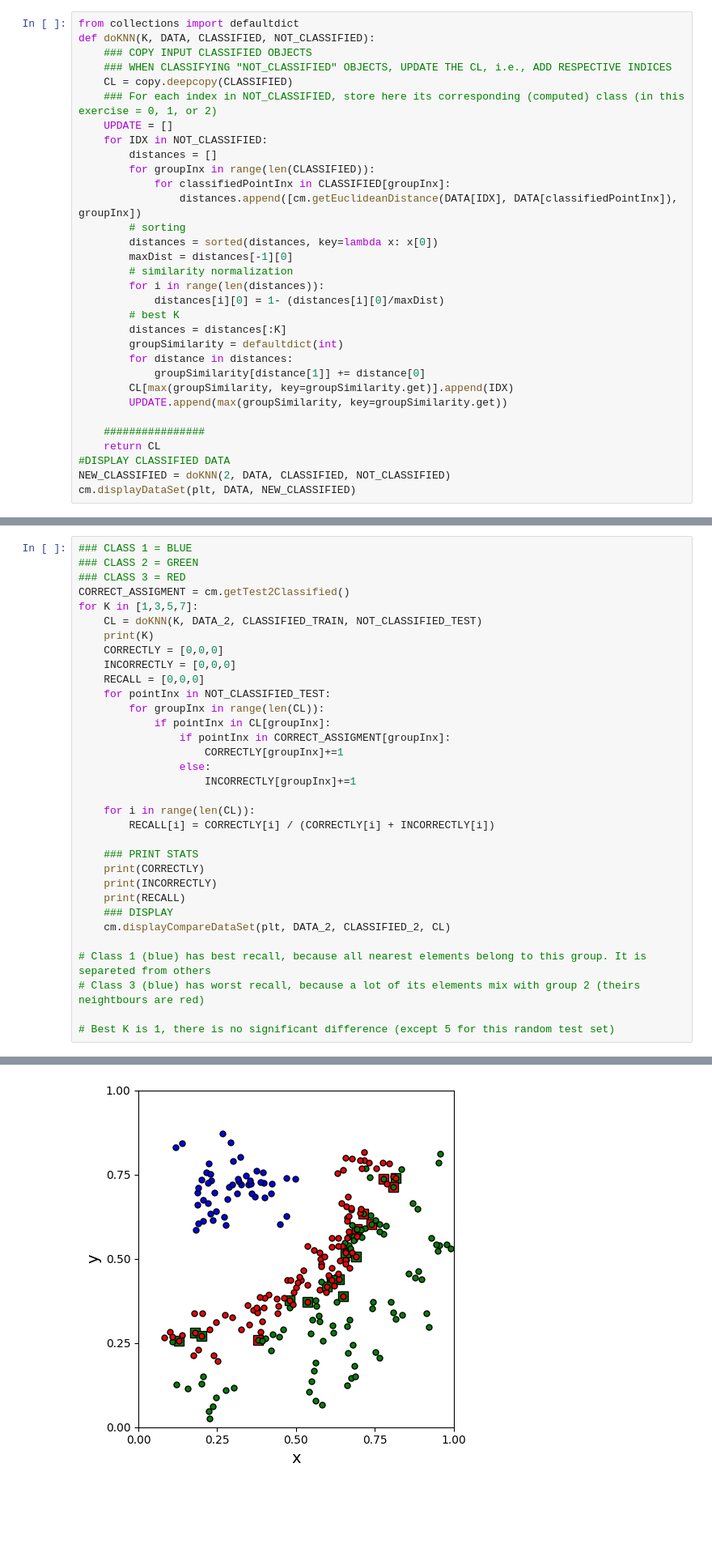
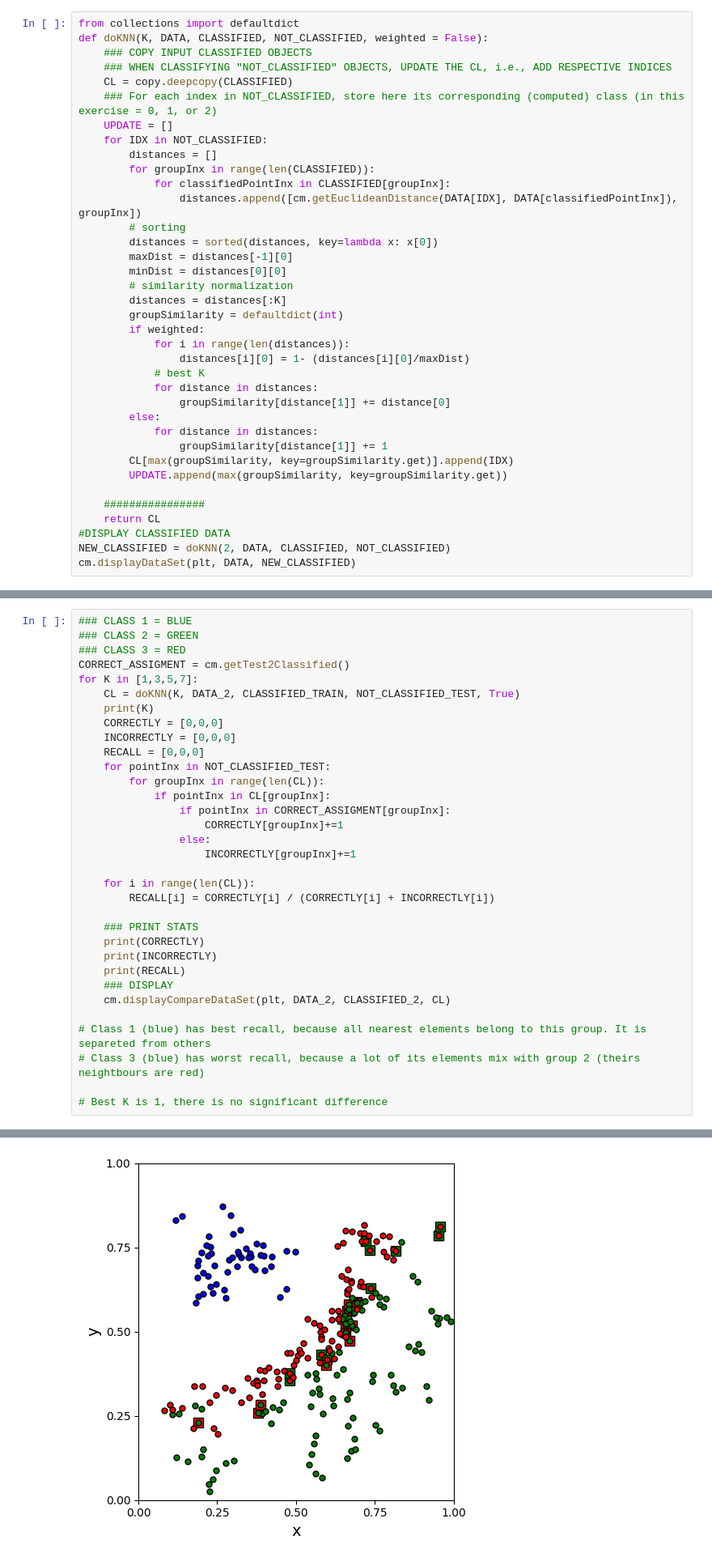
Before and after one commit to piotr-may-put/intro-ai-labs-sem1, a Jupyter notebook: zad2/lab2.ipynb, the cells around one changed output, grey strips where cells are left out. Shown at 81% size. Saved outputs shown, nothing was run; the diff lists cells and outputs as text; blank space fills up the shorter version.

```diff
--- a/zad2/lab2.ipynb
+++ b/zad2/lab2.ipynb
@@ -164,7 +164,7 @@ cm.displayDataSet(plt, DATA, CLASSIFIED, NOT_CLASSIFIED) #plt = plot package; se
 (Advanced*) Add support to "weighted" variant of k-NN
 # %%
 from collections import defaultdict
-def doKNN(K, DATA, CLASSIFIED, NOT_CLASSIFIED):
+def doKNN(K, DATA, CLASSIFIED, NOT_CLASSIFIED, weighted = False):
     ### COPY INPUT CLASSIFIED OBJECTS
     ### WHEN CLASSIFYING "NOT_CLASSIFIED" OBJECTS, UPDATE THE CL, i.e., ADD RESPECTIVE INDICES
     CL = copy.deepcopy(CLASSIFIED)
@@ -178,14 +178,19 @@ def doKNN(K, DATA, CLASSIFIED, NOT_CLASSIFIED):
         # sorting
         distances = sorted(distances, key=lambda x: x[0])
         maxDist = distances[-1][0]
+        minDist = distances[0][0]
         # similarity normalization
-        for i in range(len(distances)):
-            distances[i][0] = 1- (distances[i][0]/maxDist)
-        # best K
         distances = distances[:K]
         groupSimilarity = defaultdict(int)
-        for distance in distances:
-            groupSimilarity[distance[1]] += distance[0]
+        if weighted:
+            for i in range(len(distances)):
+                distances[i][0] = 1- (distances[i][0]/maxDist)
+            # best K
+            for distance in distances:
+                groupSimilarity[distance[1]] += distance[0]
+        else:
+            for distance in distances:
+                groupSimilarity[distance[1]] += 1
         CL[max(groupSimilarity, key=groupSimilarity.get)].append(IDX)
         UPDATE.append(max(groupSimilarity, key=groupSimilarity.get))
 
@@ -246,7 +268,7 @@ You can use cm.displayCompareDataSet(plt, DATA_2, CLASSIFIED_2, CL) to check (di
 ### CLASS 3 = RED
 CORRECT_ASSIGMENT = cm.getTest2Classified()
 for K in [1,3,5,7]:
-    CL = doKNN(K, DATA_2, CLASSIFIED_TRAIN, NOT_CLASSIFIED_TEST)
+    CL = doKNN(K, DATA_2, CLASSIFIED_TRAIN, NOT_CLASSIFIED_TEST, True)
     print(K)
     CORRECTLY = [0,0,0]
     INCORRECTLY = [0,0,0]
@@ -272,6 +294,6 @@ for K in [1,3,5,7]:
 # Class 1 (blue) has best recall, because all nearest elements belong to this group. It is separeted from others
 # Class 3 (blue) has worst recall, because a lot of its elements mix with group 2 (theirs neightbours are red)
 
-# Best K is 1, there is no significant difference (except 5 for this random test set)
+# Best K is 1, there is no significant difference
 # %% [output]
 1
@@ -291,2 +313,2 @@ for K in [1,3,5,7]:
-[figure, old version]
+[figure, new version]
 7
```
Also changed, not shown: parts of 3 cells of this notebook, 8 other files.
